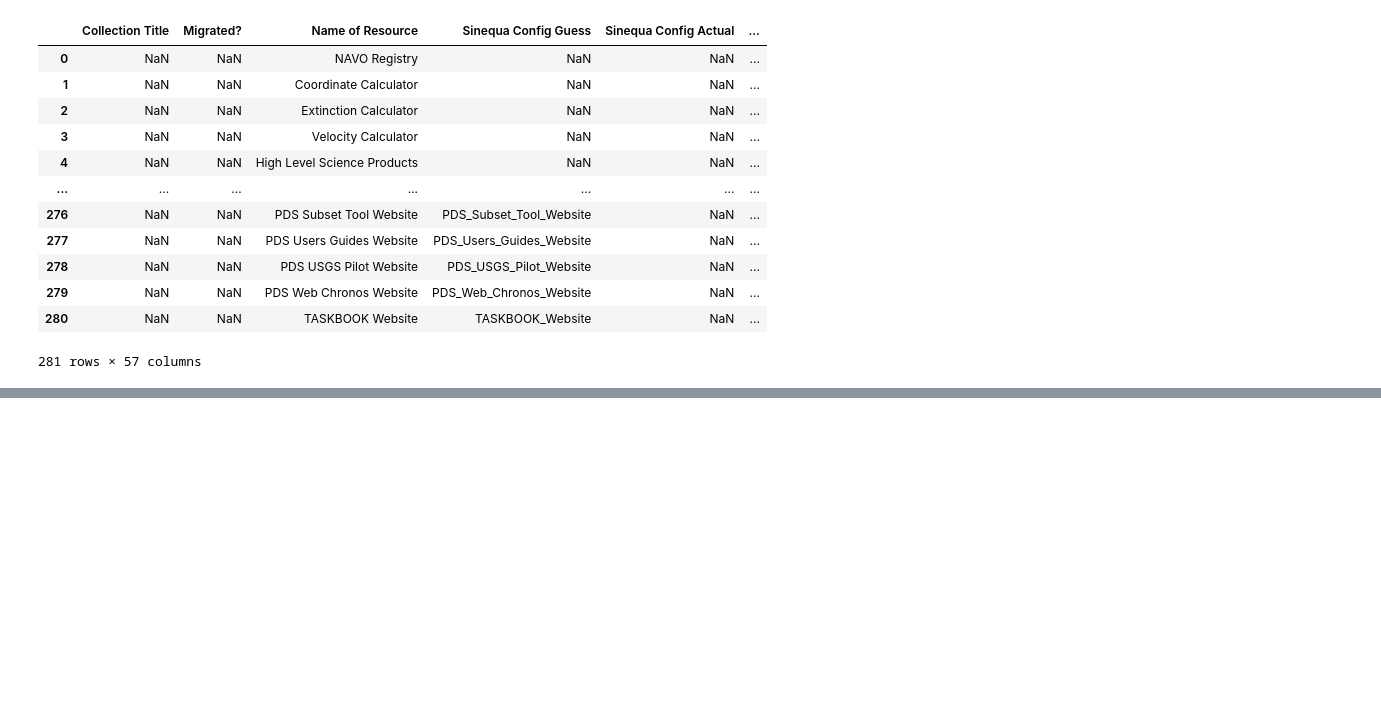
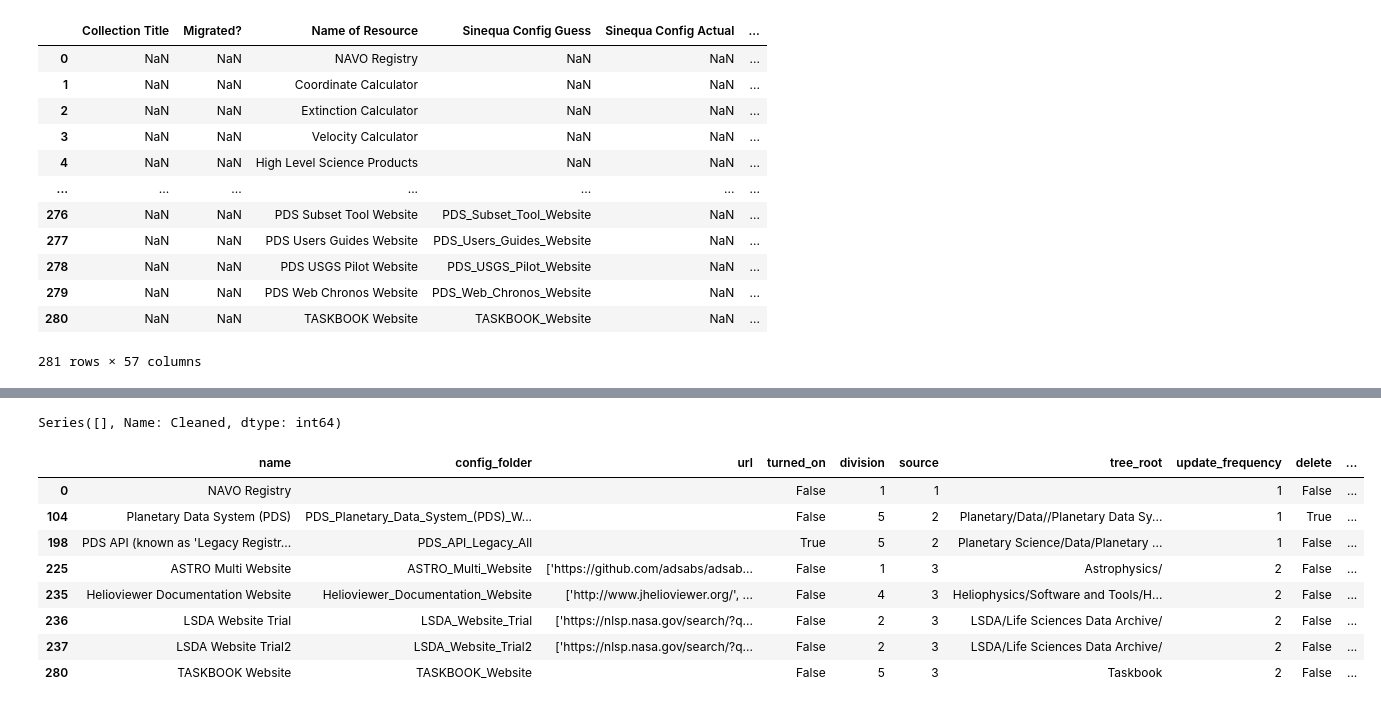
Before and after one commit to NASA-IMPACT/COSMOS, a Jupyter notebook: spreadsheet_scripts/get_django_ready_csv_from_spreadsheet.ipynb, the cells around one changed output, grey strips where cells are left out. Saved outputs shown, nothing was run; the diff lists cells and outputs as text; code cells hidden in the pictures; blank space fills up the shorter version.

Commit message:
update script to load all data from xlsx

```diff
--- a/spreadsheet_scripts/get_django_ready_csv_from_spreadsheet.ipynb
+++ b/spreadsheet_scripts/get_django_ready_csv_from_spreadsheet.ipynb
@@ -142,0 +121,11 @@ new
+# %%
+# frequency mapper
+
+frequency_mapper = {
+    "Daily": 1,
+    "Weekly": 2,
+    "Biweekly": 3,
+    "Monthly": 4
+}
+df['Frequency of Indexing/Updates'].replace(frequency_mapper, inplace=True)
+df['Frequency of Indexing/Updates'].value_counts()
@@ -142,0 +138,4 @@ new
+# %%
+df['Action'].fillna(False, inplace=True)
+df['Action'] = df['Action'].replace('Delete', True)
+df['Action'].value_counts()
@@ -143,3 +315,38 @@ new
+# %%
+# useless
+df['Cleaned'].value_counts()
+# %% [output]
+Series([], Name: Cleaned, dtype: int64)
+# %%
+new = df[columns_to_bring_in.keys()].copy()
+new.rename(columns=columns_to_bring_in, inplace=True)
+# %%
+# do a final fillna on text columns
+new.url = new.url.fillna('')
+new.url = new.url.replace('Use custom connector built by team', '')
+new.url = new.url.replace('See notes', '')
+new.config_folder = new.config_folder.fillna('')
+new['tree_root'].fillna('', inplace=True)
+new['audit_hierarchy'].fillna('', inplace=True)
+new['audit_url'].fillna('', inplace=True)
+new['audit_mapping'].fillna('', inplace=True)
+new['audit_label'].fillna('', inplace=True)
+new['audit_query'].fillna('', inplace=True)
+new['audit_duplicate_results'].fillna('', inplace=True)
+new['audit_metrics'].fillna('', inplace=True)
+new['cleaning_assigned_to'].fillna('', inplace=True)
+# %%
+new[~new.url.str.startswith('ht')]
+# %% [output]
+|  | name | config_folder | url | turned_on | division | source | tree_root | update_frequency | delete | ... |
+| 0 | NAVO Registry |  |  | False | 1 | 1 |  | 1 | False | ... |
+| 104 | Planetary Data System (PDS) | PDS_Planetary_Data_System_(PDS)_W... |  | False | 5 | 2 | Planetary/Data//Planetary Data Sy... | 1 | True | ... |
+| 198 | PDS API (known as 'Legacy Registr... | PDS_API_Legacy_All |  | True | 5 | 2 | Planetary Science/Data/Planetary ... | 1 | False | ... |
+| 225 | ASTRO Multi Website | ASTRO_Multi_Website | ['https://github.com/adsabs/adsab... | False | 1 | 3 | Astrophysics/ | 2 | False | ... |
+| 235 | Helioviewer Documentation Website | Helioviewer_Documentation_Website | ['http://www.jhelioviewer.org/', ... | False | 4 | 3 | Heliophysics/Software and Tools/H... | 2 | False | ... |
+| 236 | LSDA Website Trial | LSDA_Website_Trial | ['https://nlsp.nasa.gov/search/?q... | False | 2 | 3 | LSDA/Life Sciences Data Archive/ | 2 | False | ... |
+| 237 | LSDA Website Trial2 | LSDA_Website_Trial2 | ['https://nlsp.nasa.gov/search/?q... | False | 2 | 3 | LSDA/Life Sciences Data Archive/ | 2 | False | ... |
+| 280 | TASKBOOK Website | TASKBOOK_Website |  | False | 5 | 3 | Taskbook | 2 | False | ... |
 # %%
 # remove multi urls
 mask = new.url.apply(lambda row: row.startswith('['))
```
Also changed, not shown: parts of 41 cells of this notebook.
